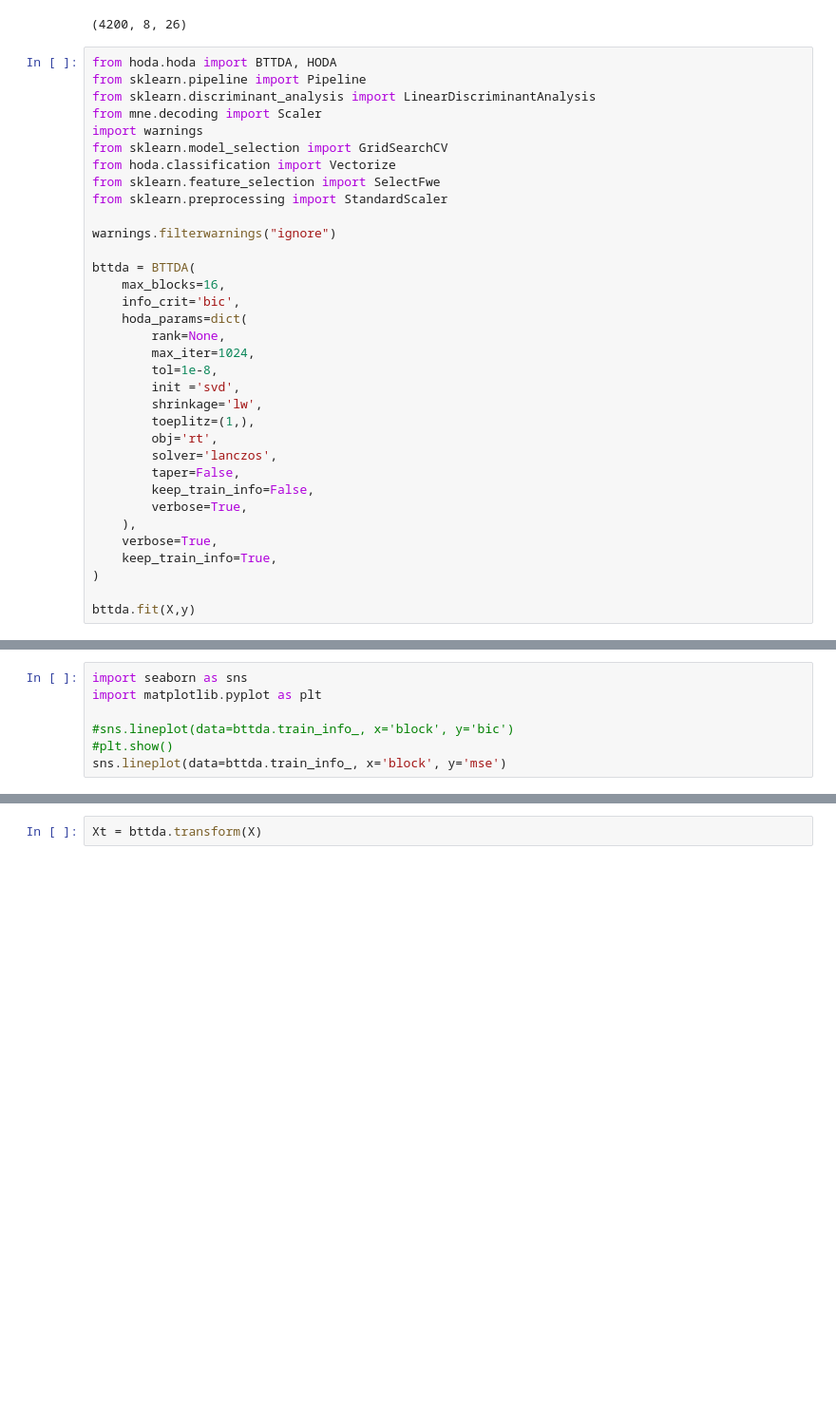
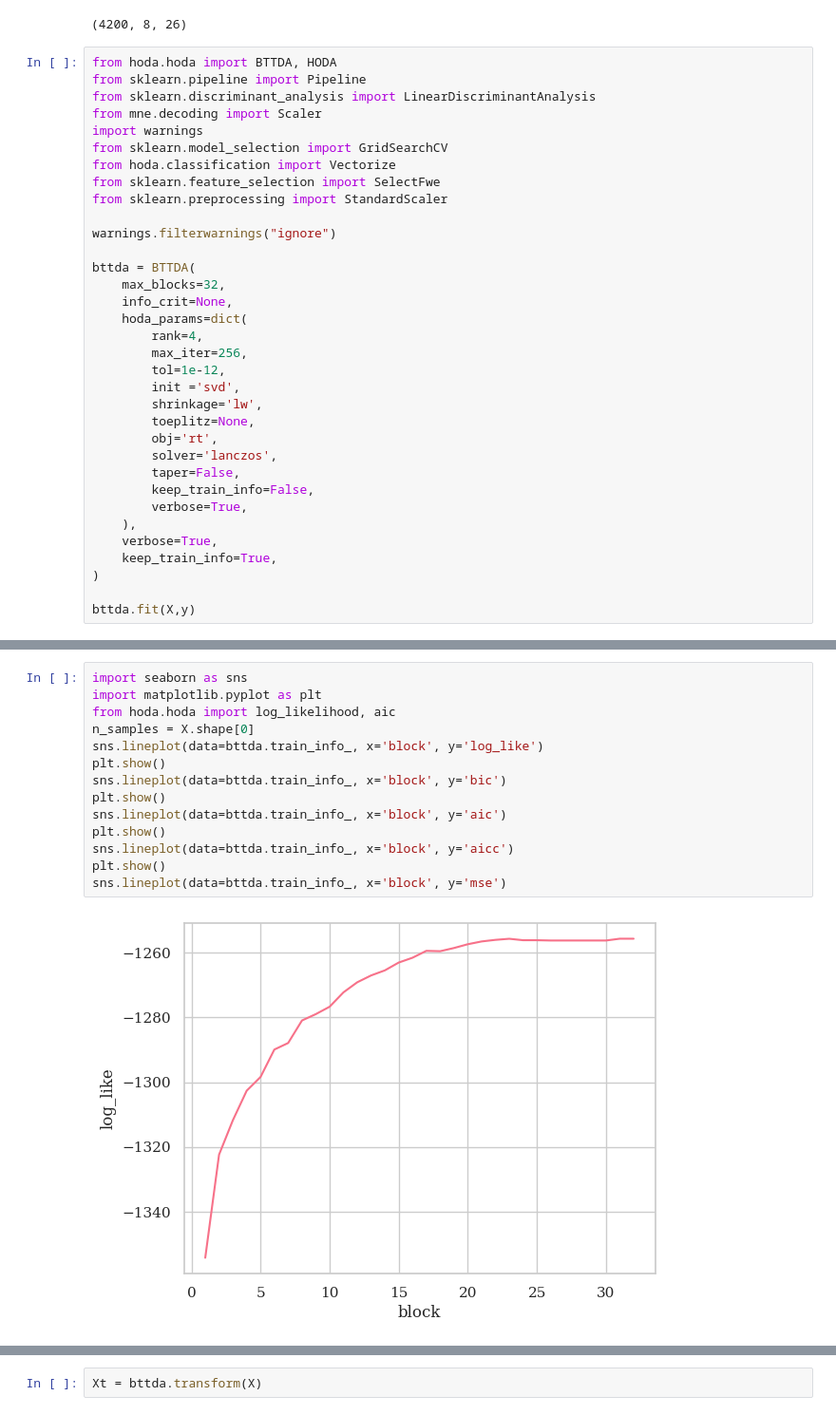
Before and after one commit to arnevdk/bttda, a Jupyter notebook: notebooks/bttda.ipynb, the cells around one changed output, grey strips where cells are left out. Shown at 95% size. Drawn from its saved outputs; the diff is of its cells as text; blank space fills up the shorter version.

```diff
--- a/notebooks/bttda.ipynb
+++ b/notebooks/bttda.ipynb
@@ -76,15 +76,15 @@ from sklearn.preprocessing import StandardScaler
 warnings.filterwarnings("ignore")
 
 bttda = BTTDA(
-    max_blocks=16,
-    info_crit='bic',
+    max_blocks=32,
+    info_crit=None,
     hoda_params=dict(
-        rank=None,
-        max_iter=1024,
-        tol=1e-8,
+        rank=4,
+        max_iter=256,
+        tol=1e-12,
         init ='svd',
         shrinkage='lw',
-        toeplitz=(1,),
+        toeplitz=None,
         obj='rt',
         solver='lanczos',
         taper=False,
@@ -101,7 +148,16 @@ bttda.train_info_
 # %%
 import seaborn as sns
 import matplotlib.pyplot as plt
-
-#sns.lineplot(data=bttda.train_info_, x='block', y='bic')
-#plt.show()
+from hoda.hoda import log_likelihood, aic
+n_samples = X.shape[0]
+sns.lineplot(data=bttda.train_info_, x='block', y='log_like')
+plt.show()
+sns.lineplot(data=bttda.train_info_, x='block', y='bic')
+plt.show()
+sns.lineplot(data=bttda.train_info_, x='block', y='aic')
+plt.show()
+sns.lineplot(data=bttda.train_info_, x='block', y='aicc')
+plt.show()
 sns.lineplot(data=bttda.train_info_, x='block', y='mse')
+# %% [output]
+[figure, added]
```
Also changed, not shown: parts of 10 cells of this notebook, 8 other files.
